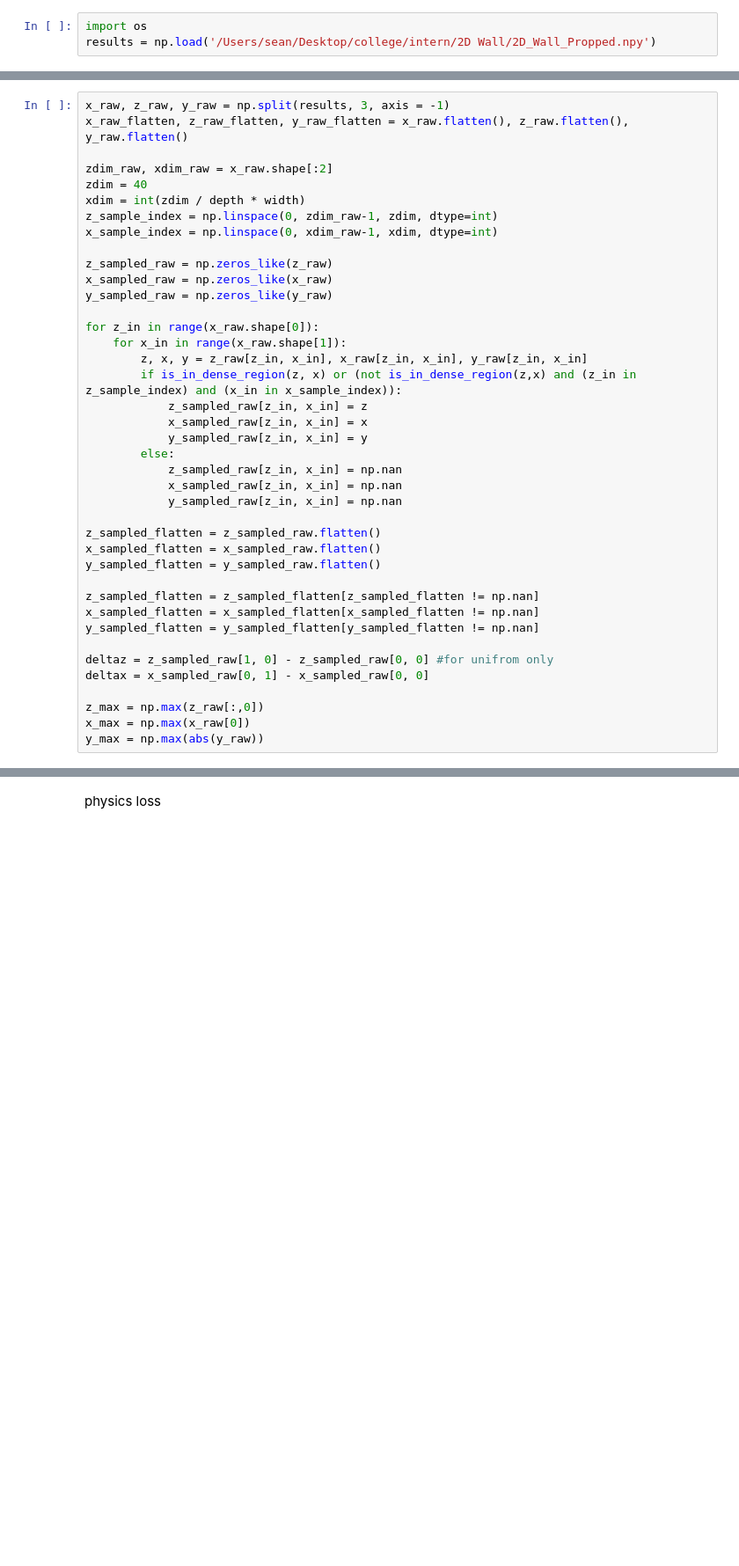
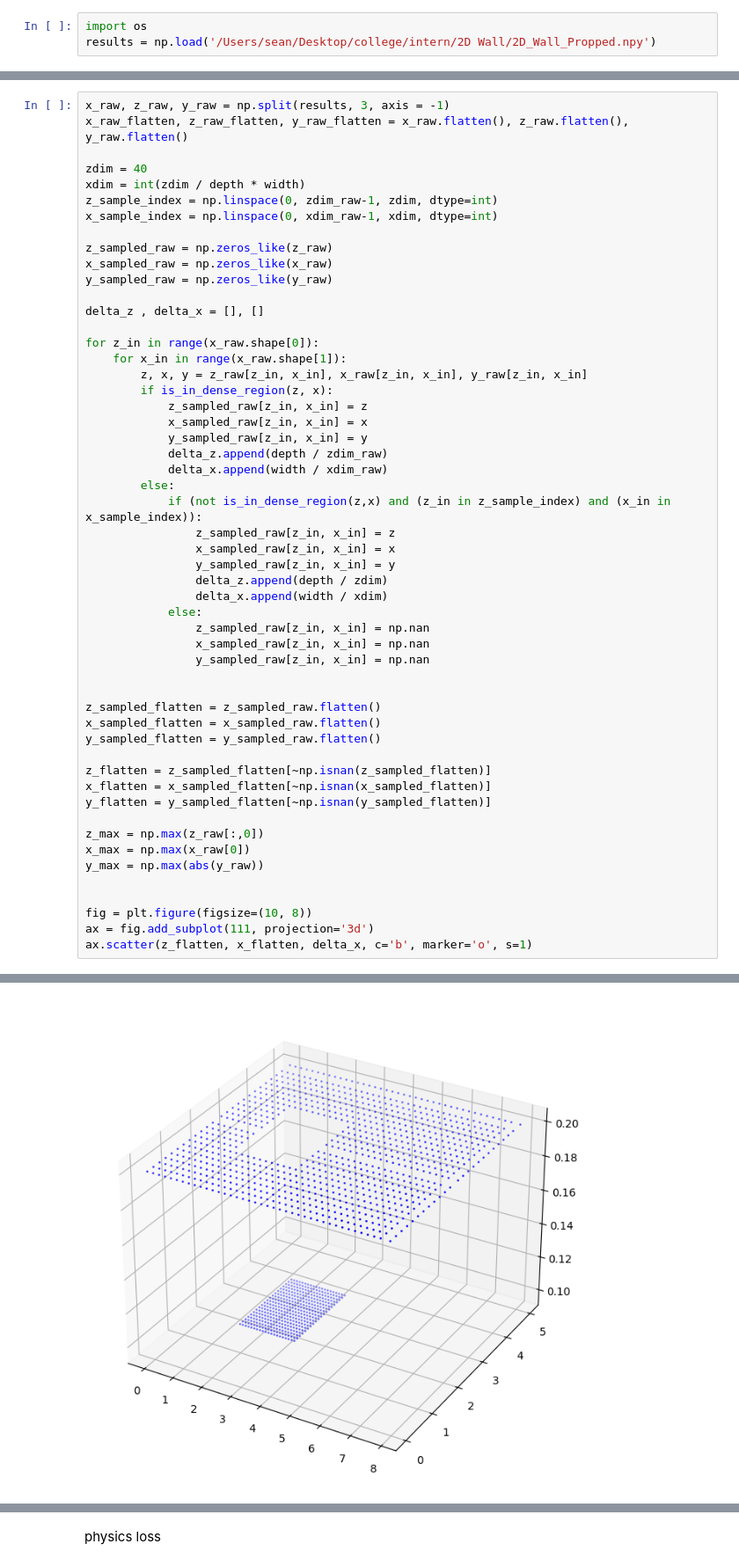
Before and after one commit to ShiyuanDengg/2D-Wall, a Jupyter notebook: 2D Propped Prediction .ipynb, the cells around one changed output, grey strips where cells are left out. Shown at 88% size. Saved outputs shown, nothing was run; the diff lists cells and outputs as text; blank space fills up the shorter version.

```diff
--- a/2D Propped Prediction .ipynb
+++ b/2D Propped Prediction .ipynb
@@ -46,7 +46,6 @@ def is_in_dense_region(z, x):
 x_raw, z_raw, y_raw = np.split(results, 3, axis = -1)
 x_raw_flatten, z_raw_flatten, y_raw_flatten = x_raw.flatten(), z_raw.flatten(), y_raw.flatten()
 
-zdim_raw, xdim_raw = x_raw.shape[:2]
 zdim = 40
 xdim = int(zdim / depth * width)
 z_sample_index = np.linspace(0, zdim_raw-1, zdim, dtype=int)
@@ -56,29 +55,44 @@ z_sampled_raw = np.zeros_like(z_raw)
 x_sampled_raw = np.zeros_like(x_raw)
 y_sampled_raw = np.zeros_like(y_raw)
 
+delta_z , delta_x = [], []
+
 for z_in in range(x_raw.shape[0]):
     for x_in in range(x_raw.shape[1]):
         z, x, y = z_raw[z_in, x_in], x_raw[z_in, x_in], y_raw[z_in, x_in]
-        if is_in_dense_region(z, x) or (not is_in_dense_region(z,x) and (z_in in z_sample_index) and (x_in in x_sample_index)):
+        if is_in_dense_region(z, x):
             z_sampled_raw[z_in, x_in] = z
             x_sampled_raw[z_in, x_in] = x
             y_sampled_raw[z_in, x_in] = y
+            delta_z.append(depth / zdim_raw)
+            delta_x.append(width / xdim_raw)
         else:
-            z_sampled_raw[z_in, x_in] = np.nan
-            x_sampled_raw[z_in, x_in] = np.nan
-            y_sampled_raw[z_in, x_in] = np.nan
+            if (not is_in_dense_region(z,x) and (z_in in z_sample_index) and (x_in in x_sample_index)):
+                z_sampled_raw[z_in, x_in] = z
+                x_sampled_raw[z_in, x_in] = x
+                y_sampled_raw[z_in, x_in] = y
+                delta_z.append(depth / zdim)
+                delta_x.append(width / xdim)
+            else:
+                z_sampled_raw[z_in, x_in] = np.nan
+                x_sampled_raw[z_in, x_in] = np.nan
+                y_sampled_raw[z_in, x_in] = np.nan
+
 
 z_sampled_flatten = z_sampled_raw.flatten()
 x_sampled_flatten = x_sampled_raw.flatten()
 y_sampled_flatten = y_sampled_raw.flatten()
 
-z_sampled_flatten = z_sampled_flatten[z_sampled_flatten != np.nan]
-x_sampled_flatten = x_sampled_flatten[x_sampled_flatten != np.nan]
-y_sampled_flatten = y_sampled_flatten[y_sampled_flatten != np.nan]
-
-deltaz = z_sampled_raw[1, 0] - z_sampled_raw[0, 0] #for unifrom only
-deltax = x_sampled_raw[0, 1] - x_sampled_raw[0, 0]
+z_flatten = z_sampled_flatten[~np.isnan(z_sampled_flatten)]
+x_flatten = x_sampled_flatten[~np.isnan(x_sampled_flatten)]
+y_flatten = y_sampled_flatten[~np.isnan(y_sampled_flatten)]
 
 z_max = np.max(z_raw[:,0])
 x_max = np.max(x_raw[0])
 y_max = np.max(abs(y_raw))
+
+
+fig = plt.figure(figsize=(10, 8))
+ax = fig.add_subplot(111, projection='3d')
+ax.scatter(z_flatten, x_flatten, delta_x, c='b', marker='o', s=1)
+# %% [output]
@@ -85 +100,2 @@ y_max = np.max(abs(y_raw))
+[figure, added]
 # %%
```
Also changed, not shown: parts of 10 cells of this notebook.
